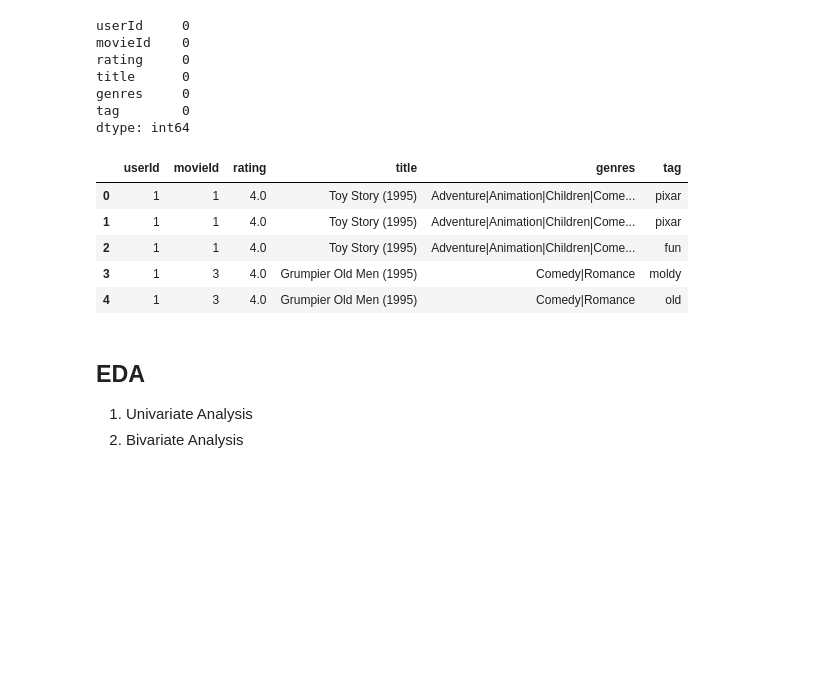
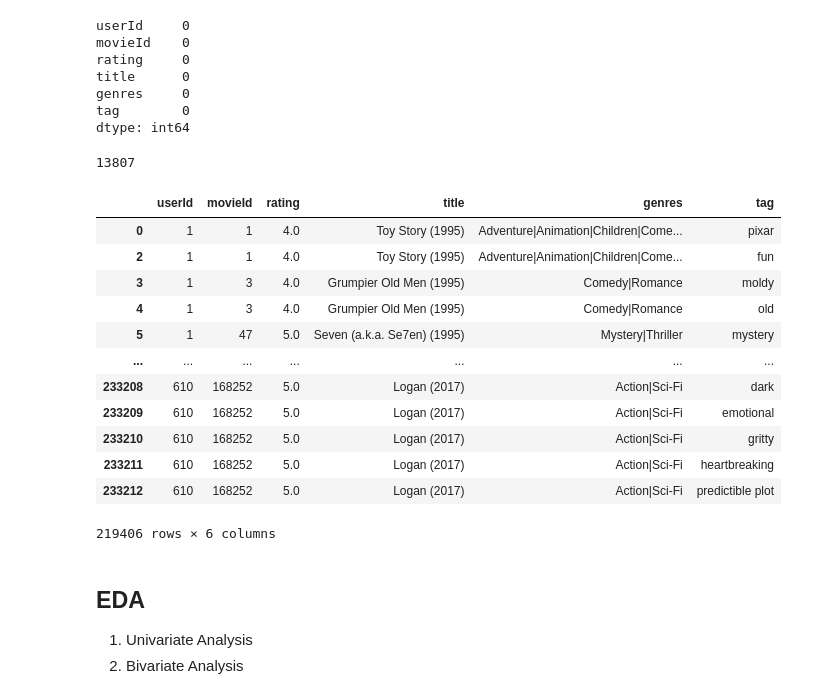
Before and after one commit to am-eric/Movie-recommendation-system, a Jupyter notebook: analysis.ipynb, the cells around one changed output. Saved outputs shown, nothing was run; the diff lists cells and outputs as text; code cells hidden in the pictures; blank space fills up the shorter version.

```diff
--- a/analysis.ipynb
+++ b/analysis.ipynb
@@ -206,15 +236,30 @@ title      0
 genres     0
 tag        0
 dtype: int64
+# %%
+
+merged_df.duplicated().sum()
+# %% [output]
+13807
+# %%
+#drop duplicates
+merged_df = merged_df.drop_duplicates()
 # %%
-merged_df.head()
+merged_df
 # %% [output]
 |  | userId | movieId | rating | title | genres | tag |
 | 0 | 1 | 1 | 4.0 | Toy Story (1995) | Adventure|Animation|Children|Come... | pixar |
-| 1 | 1 | 1 | 4.0 | Toy Story (1995) | Adventure|Animation|Children|Come... | pixar |
 | 2 | 1 | 1 | 4.0 | Toy Story (1995) | Adventure|Animation|Children|Come... | fun |
 | 3 | 1 | 3 | 4.0 | Grumpier Old Men (1995) | Comedy|Romance | moldy |
 | 4 | 1 | 3 | 4.0 | Grumpier Old Men (1995) | Comedy|Romance | old |
+| 5 | 1 | 47 | 5.0 | Seven (a.k.a. Se7en) (1995) | Mystery|Thriller | mystery |
+| ... | ... | ... | ... | ... | ... | ... |
+| 233208 | 610 | 168252 | 5.0 | Logan (2017) | Action|Sci-Fi | dark |
+| 233209 | 610 | 168252 | 5.0 | Logan (2017) | Action|Sci-Fi | emotional |
+| 233210 | 610 | 168252 | 5.0 | Logan (2017) | Action|Sci-Fi | gritty |
+| 233211 | 610 | 168252 | 5.0 | Logan (2017) | Action|Sci-Fi | heartbreaking |
+| 233212 | 610 | 168252 | 5.0 | Logan (2017) | Action|Sci-Fi | predictible plot |
+219406 rows × 6 columns
 # %% [markdown]
 ## EDA
 1. Univariate Analysis
```
Also changed, not shown: parts of 44 cells of this notebook.
